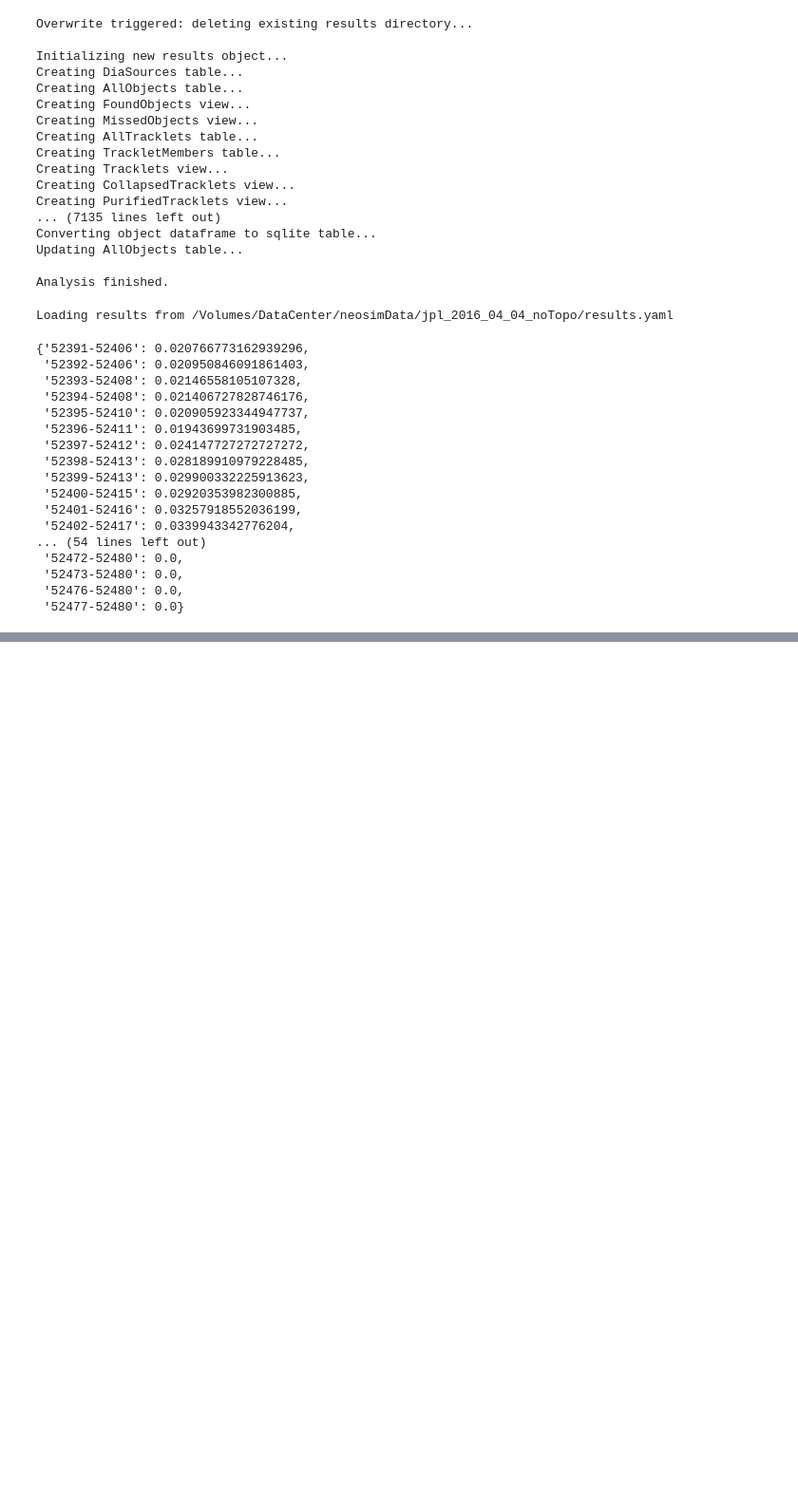
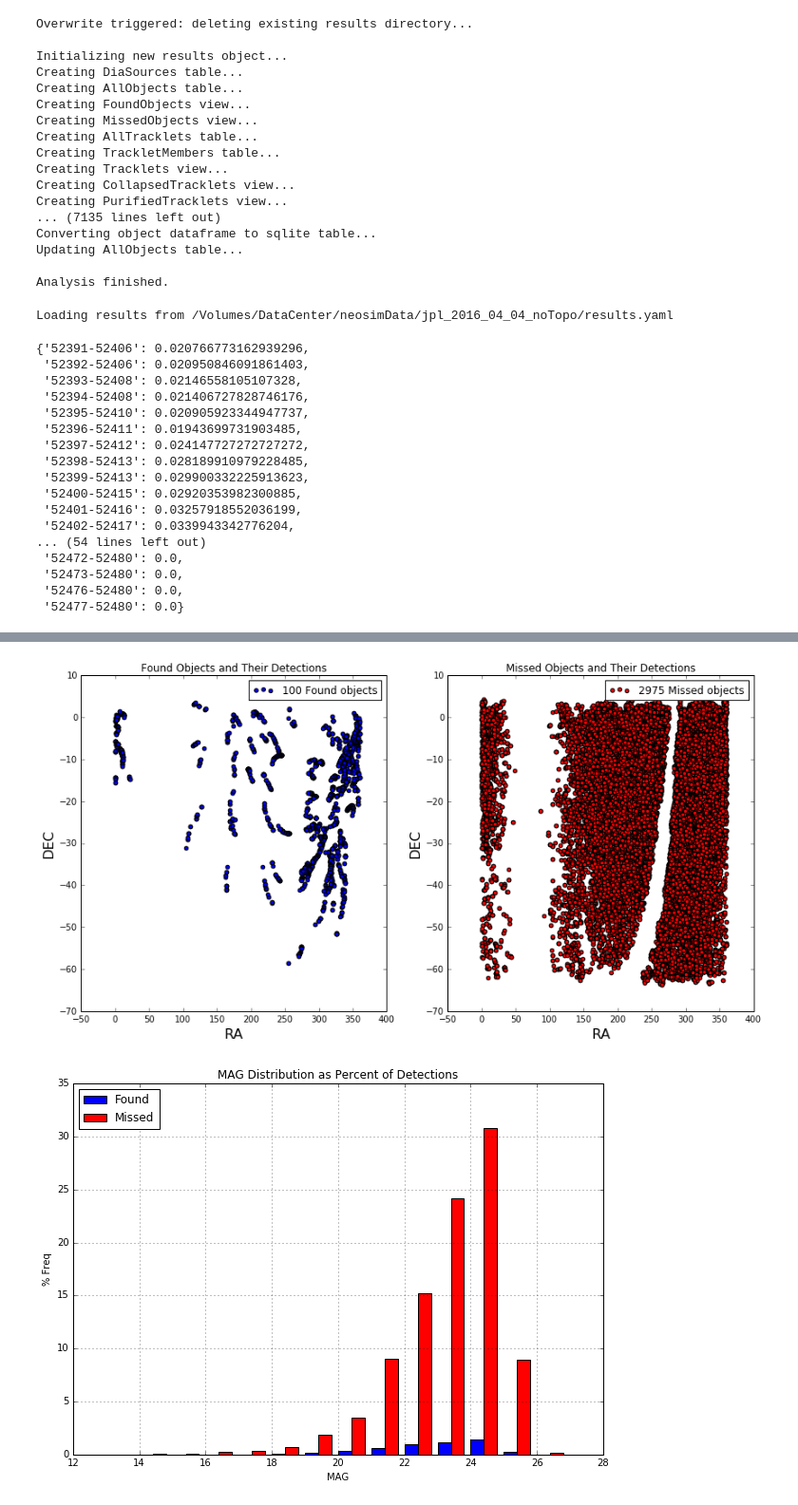
Before and after one commit to moeyensj/NEOsim, a Jupyter notebook: notebooks/jplAnalysisDebug_noTopo.ipynb, the cells around one changed output, grey strips where cells are left out. Shown at 95% size. Cells and saved outputs as stored; diff of their text form; code cells hidden in the pictures; blank space fills up the shorter version.

```diff
--- a/notebooks/jplAnalysisDebug_noTopo.ipynb
+++ b/notebooks/jplAnalysisDebug_noTopo.ipynb
@@ -248,0 +172,5 @@ ax.set_ylabel("Freq");
+# %%
+MopsPlotter.plotHists(con)
+# %% [output]
+[figure, added]
+[figure, added]
```
Also changed, not shown: parts of 4 cells of this notebook, 12 other files.
